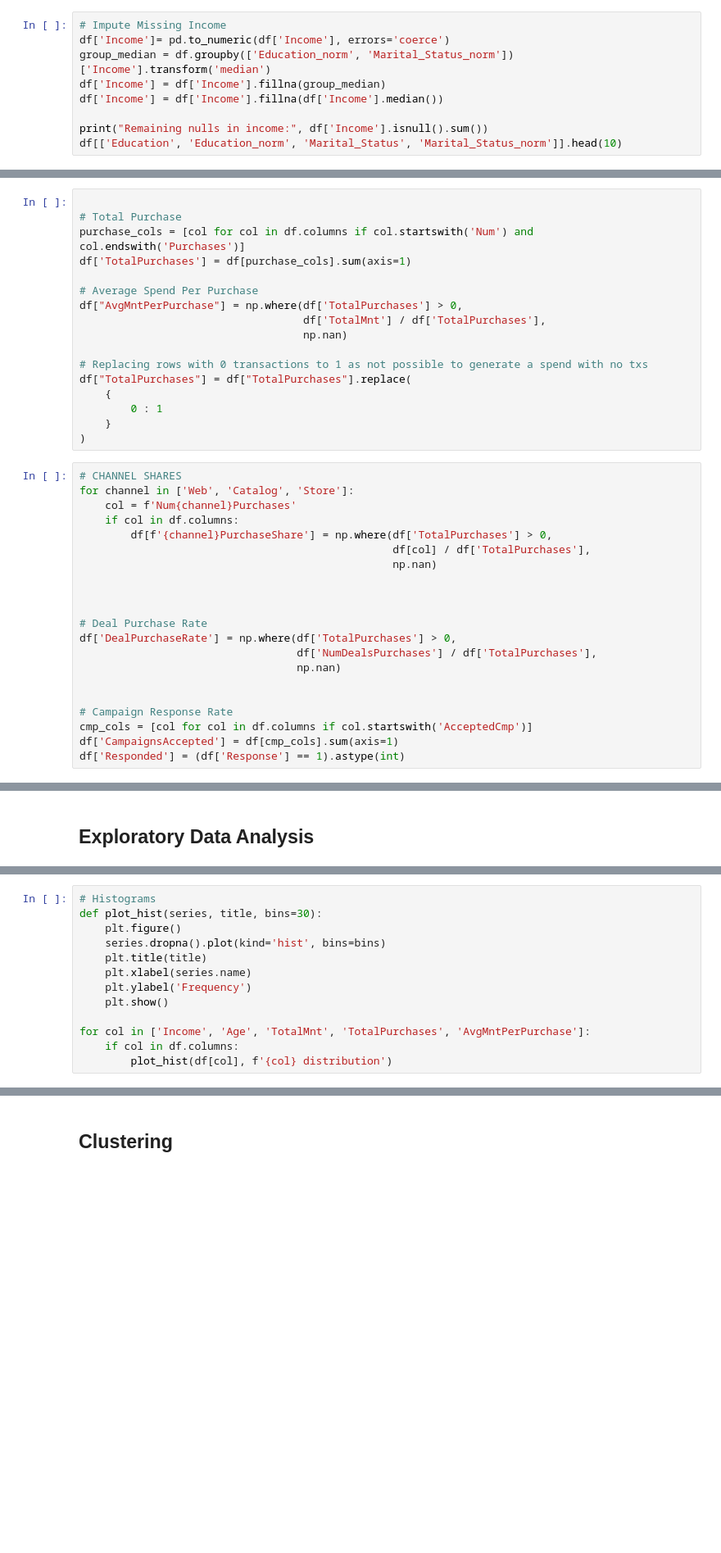
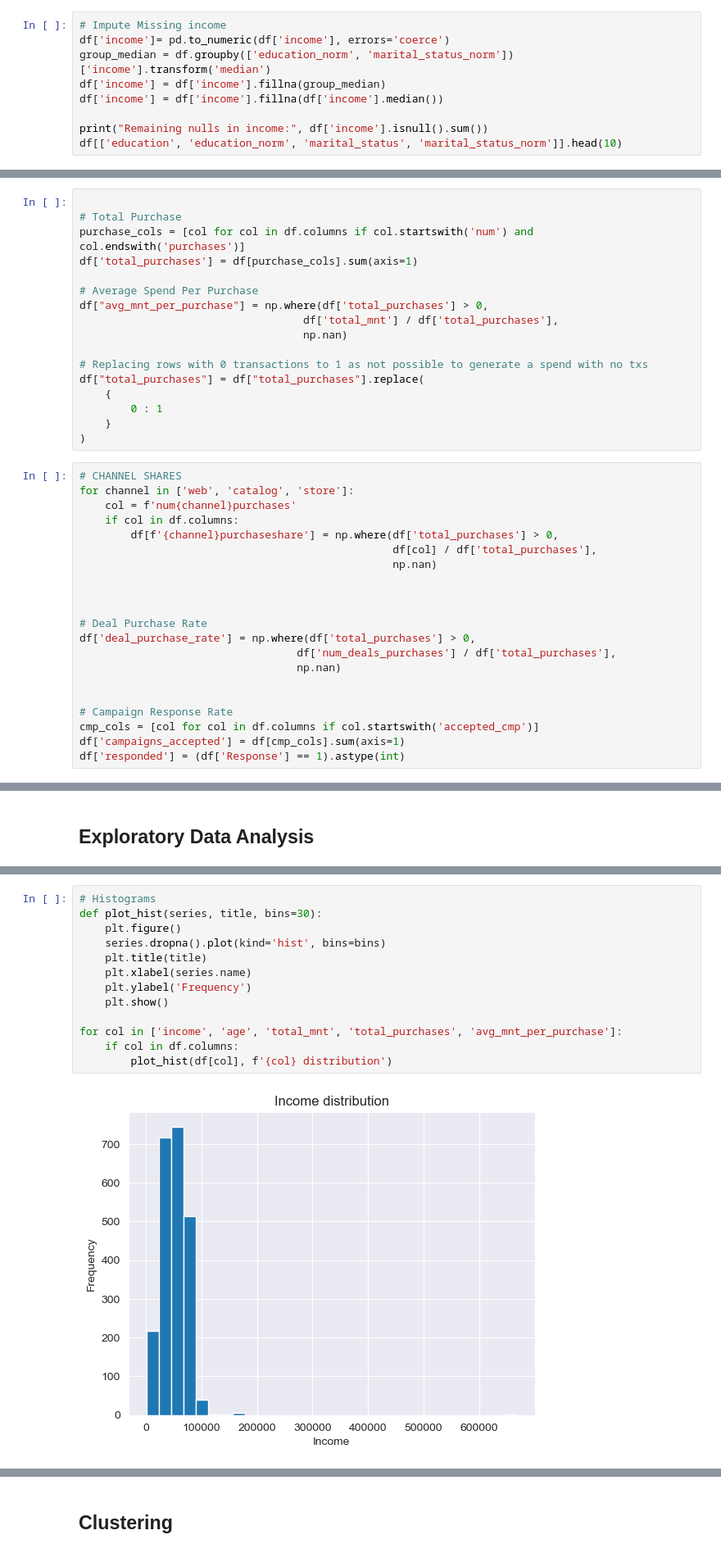
Before and after one commit to hamedtaeb/Smart-Budget-Planner, a Jupyter notebook: project.ipynb, the cells around one changed output, grey strips where cells are left out. Shown at 82% size. Drawn from its saved outputs; the diff is of its cells as text; blank space fills up the shorter version.

```diff
--- a/project.ipynb
+++ b/project.ipynb
@@ -68,9 +154,9 @@ df['Dt_Customer'] = pd.to_datetime(df['Dt_Customer'], errors='coerce', dayfirst=
 # %%
-# Impute Missing Income
-df['Income']= pd.to_numeric(df['Income'], errors='coerce')
-group_median = df.groupby(['Education_norm', 'Marital_Status_norm'])['Income'].transform('median')
-df['Income'] = df['Income'].fillna(group_median)
-df['Income'] = df['Income'].fillna(df['Income'].median())
+# Impute Missing income
+df['income']= pd.to_numeric(df['income'], errors='coerce')
+group_median = df.groupby(['education_norm', 'marital_status_norm'])['income'].transform('median')
+df['income'] = df['income'].fillna(group_median)
+df['income'] = df['income'].fillna(df['income'].median())
 
-print("Remaining nulls in income:", df['Income'].isnull().sum())
-df[['Education', 'Education_norm', 'Marital_Status', 'Marital_Status_norm']].head(10)
+print("Remaining nulls in income:", df['income'].isnull().sum())
+df[['education', 'education_norm', 'marital_status', 'marital_status_norm']].head(10)
@@ -101,40 +200,40 @@ df['TotalPurchases'] = df[purchase_cols].sum(axis=1)
 # %%
 
 # Total Purchase
-purchase_cols = [col for col in df.columns if col.startswith('Num') and col.endswith('Purchases')]
-df['TotalPurchases'] = df[purchase_cols].sum(axis=1)
+purchase_cols = [col for col in df.columns if col.startswith('num') and col.endswith('purchases')]
+df['total_purchases'] = df[purchase_cols].sum(axis=1)
 
 # Average Spend Per Purchase
-df["AvgMntPerPurchase"] = np.where(df['TotalPurchases'] > 0,
-                                   df['TotalMnt'] / df['TotalPurchases'],
+df["avg_mnt_per_purchase"] = np.where(df['total_purchases'] > 0,
+                                   df['total_mnt'] / df['total_purchases'],
                                    np.nan)
 
 # Replacing rows with 0 transactions to 1 as not possible to generate a spend with no txs
-df["TotalPurchases"] = df["TotalPurchases"].replace(
+df["total_purchases"] = df["total_purchases"].replace(
     {
         0 : 1
     }
 )
 # %%
 # CHANNEL SHARES
-for channel in ['Web', 'Catalog', 'Store']:
-    col = f'Num{channel}Purchases'
+for channel in ['web', 'catalog', 'store']:
+    col = f'num{channel}purchases'
     if col in df.columns:
-        df[f'{channel}PurchaseShare'] = np.where(df['TotalPurchases'] > 0,
-                                                 df[col] / df['TotalPurchases'],
+        df[f'{channel}purchaseshare'] = np.where(df['total_purchases'] > 0,
+                                                 df[col] / df['total_purchases'],
                                                  np.nan)
 
 
 
 # Deal Purchase Rate
-df['DealPurchaseRate'] = np.where(df['TotalPurchases'] > 0,
-                                  df['NumDealsPurchases'] / df['TotalPurchases'],
+df['deal_purchase_rate'] = np.where(df['total_purchases'] > 0,
+                                  df['num_deals_purchases'] / df['total_purchases'],
                                   np.nan)
 
 
 # Campaign Response Rate
-cmp_cols = [col for col in df.columns if col.startswith('AcceptedCmp')]
-df['CampaignsAccepted'] = df[cmp_cols].sum(axis=1)
-df['Responded'] = (df['Response'] == 1).astype(int)
+cmp_cols = [col for col in df.columns if col.startswith('accepted_cmp')]
+df['campaigns_accepted'] = df[cmp_cols].sum(axis=1)
+df['responded'] = (df['Response'] == 1).astype(int)
 # %%
 # Checking the changes
@@ -197,13 +321,15 @@ print("Number of customers with zero purchases:", Check_zero_puchase.sum())
 # %%
 # Histograms
 def plot_hist(series, title, bins=30):
     plt.figure()
     series.dropna().plot(kind='hist', bins=bins)
     plt.title(title)
     plt.xlabel(series.name)
     plt.ylabel('Frequency')
     plt.show()
 
-for col in ['Income', 'Age', 'TotalMnt', 'TotalPurchases', 'AvgMntPerPurchase']:
+for col in ['income', 'age', 'total_mnt', 'total_purchases', 'avg_mnt_per_purchase']:
     if col in df.columns:
         plot_hist(df[col], f'{col} distribution')
+# %% [output]
+[figure, added]
```
Also changed, not shown: parts of 71 cells of this notebook.
